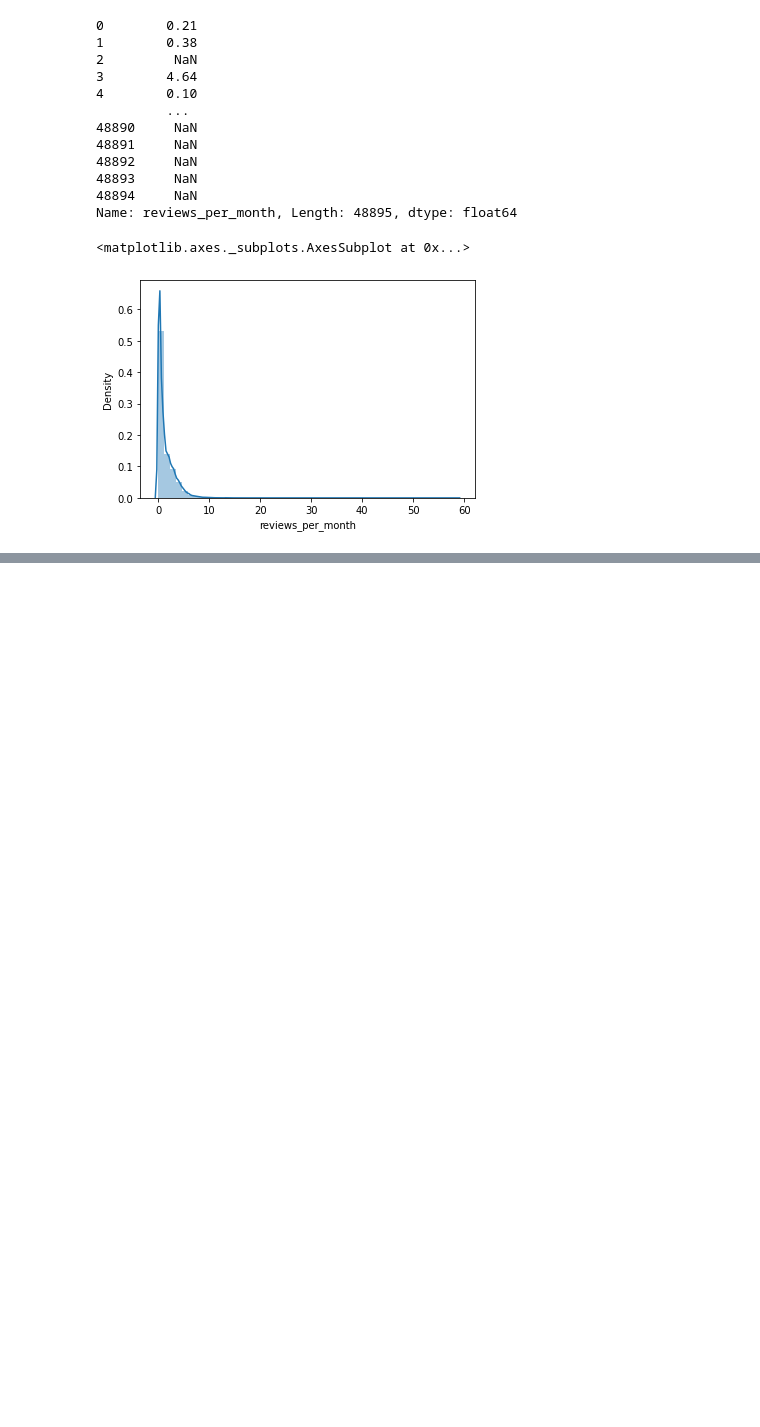
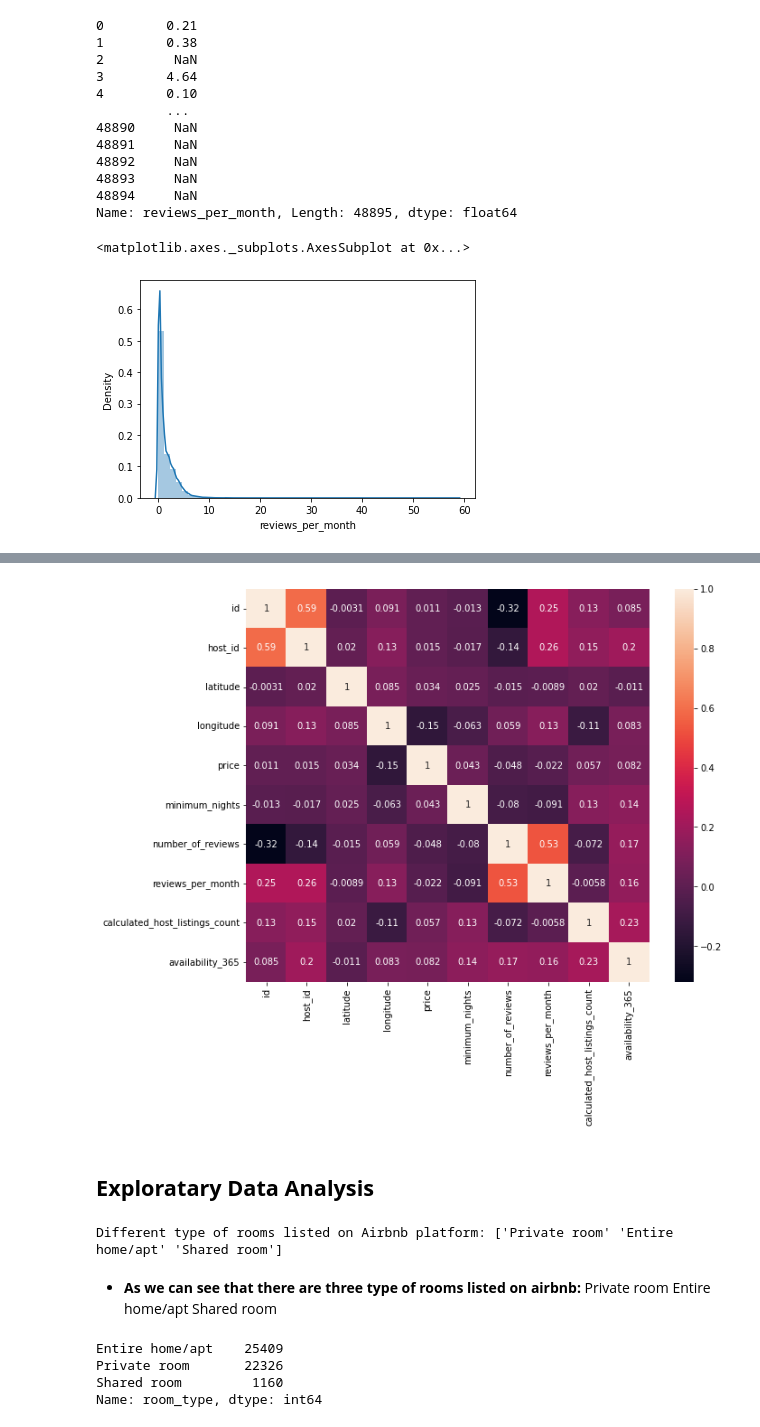
Before and after one commit to vir097/Airbnb-Bookings-Analysis---Capstone-Project, a Jupyter notebook: Airbnb_Bookings_Analysis_Capstone_Project.ipynb, the cells around one changed output, grey strips where cells are left out. Drawn from its saved outputs; the diff is of its cells as text; code cells hidden in the pictures; blank space fills up the shorter version.

```diff
--- a/Airbnb_Bookings_Analysis_Capstone_Project.ipynb
+++ b/Airbnb_Bookings_Analysis_Capstone_Project.ipynb
@@ -217,0 +244,7 @@ sns.distplot(airbnb_df['reviews_per_month'])
+# %%
+# Handilng NaN values from Review per month column
+airbnb_df['reviews_per_month'].fillna(value= mean_ , inplace=True)
+# %%
+# Handilng NaN values from Name and host_name column
+airbnb_df['name'].fillna(value ='No name', inplace=True)
+airbnb_df['host_name'].fillna(value ='No name', inplace=True)
@@ -217,0 +271,35 @@ sns.distplot(airbnb_df['reviews_per_month'])
+# %%
+# Get the pairwise correlation of all columns in the dataframe.
+corrMatrix = airbnb_df.corr()
+
+# Get a Visual Representation of the Correlation Matrix using Seaborn and Matplotlib.
+plt.figure(figsize =(10,8))
+sns.heatmap(corrMatrix, annot=True)
+plt.show()
+# %% [output]
+[figure, added]
+# %% [markdown]
+## **Exploratary Data Analysis**
+# %%
+# our next task is to get unique value of some specifice columns to know about their different types.
+
+# Get unique value of room type to know about different types of room listed on Airbnb platform.
+# code
+Different_type_of_rooms = airbnb_df['room_type'].unique()
+print("Different type of rooms listed on Airbnb platform:", Different_type_of_rooms)
+# %% [output]
+Different type of rooms listed on Airbnb platform: ['Private room' 'Entire home/apt' 'Shared room']
+# %% [markdown]
+* **As we can see that there are three type of rooms listed on airbnb:**
+      Private room
+      Entire home/apt
+      Shared room
+# %%
+# let's find out count of each type of rooms offered
+room_count = airbnb_df['room_type'].value_counts()
+print(room_count)
+# %% [output]
+Entire home/apt    25409
+Private room       22326
+Shared room         1160
+Name: room_type, dtype: int64
```
Also changed, not shown: parts of 14 cells of this notebook.
